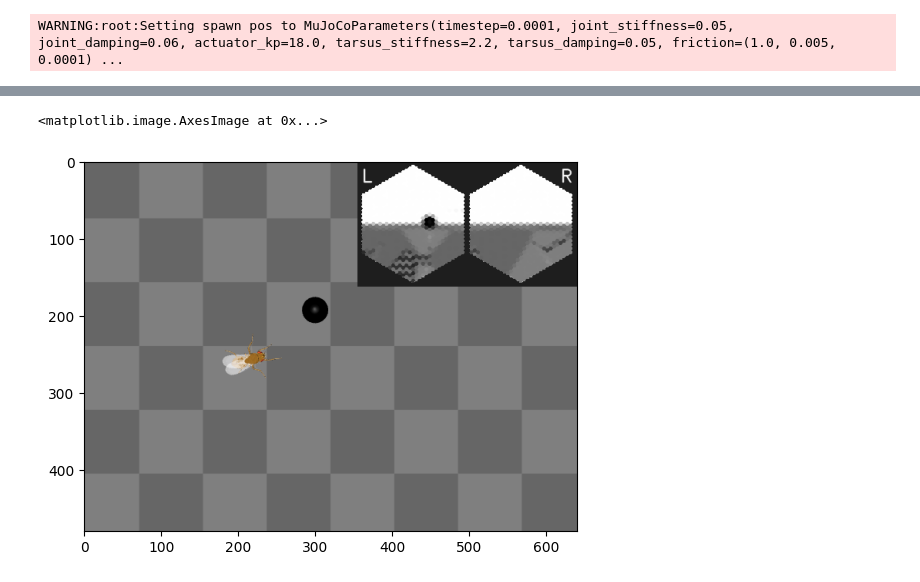
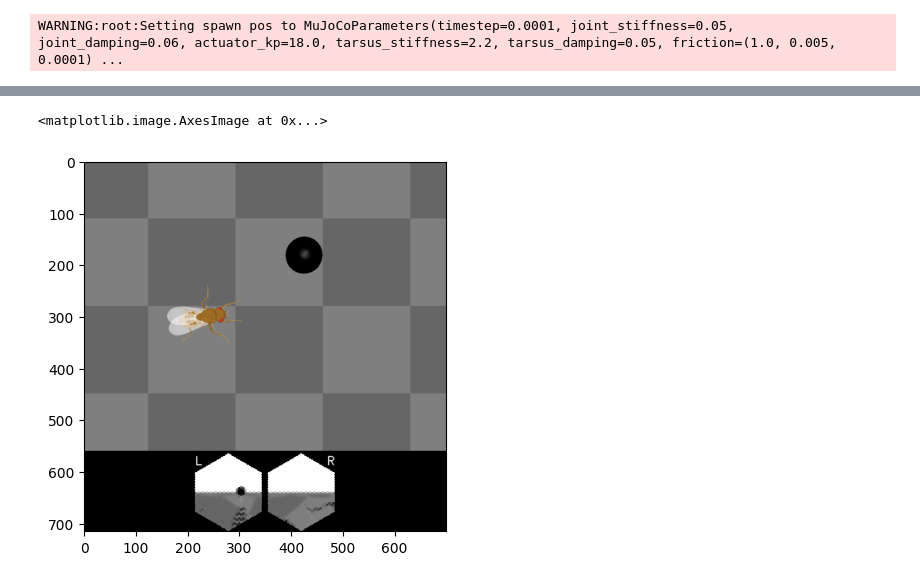
Before and after one commit to NeLy-EPFL/nmf2-paper, a Jupyter notebook: visual_inputs/visual_taxis.ipynb, the cells around one changed output, grey strips where cells are left out. Drawn from its saved outputs; the diff is of its cells as text; code cells hidden in the pictures.

Commit message:
update videos for taxis tasks

```diff
--- a/visual_inputs/visual_taxis.ipynb
+++ b/visual_inputs/visual_taxis.ipynb
@@ -116,11 +116,19 @@ class MovingObjArena(BaseArena):
         )
 
         # Add camera
-        self.root_element.worldbody.add(
+        self.birdeye_cam = self.root_element.worldbody.add(
             "camera",
             name="birdeye_cam",
             mode="fixed",
             pos=(15, 0, 35),
+            euler=(0, 0, 0),
+            fovy=45,
+        )
+        self.birdeye_cam_zoom = self.root_element.worldbody.add(
+            "camera",
+            name="birdeye_cam_zoom",
+            mode="fixed",
+            pos=(15, 0, 20),
             euler=(0, 0, 0),
             fovy=45,
         )
@@ -151,6 +159,7 @@ class VisualTaxis(TurningController):
         self.decision_interval = decision_interval
         self.num_substeps = int(self.decision_interval / self.timestep)
         self.visual_inputs_hist = []
+        self._second_cam_frames = []
 
         self.coms = np.empty((config.num_ommatidia_per_eye, 2))
         for i in range(config.num_ommatidia_per_eye):
@@ -162,7 +171,14 @@ class VisualTaxis(TurningController):
             obs, _, _, _, _ = super().step(control_signal)
             render_res = super().render()
             if render_res is not None:
+                # record visual inputs too because they will be played in the video
                 self.visual_inputs_hist.append(self.curr_visual_input.copy())
+                # render again with the side cameras
+                second_cam = self.physics.bind(self.arena.birdeye_cam_zoom)
+                second_cam.pos[0] = self.arena.ball_pos[0] - 2
+                self._second_cam_frames.append(
+                    self.physics.render(width=700, height=560, camera_id="birdeye_cam_zoom")
+                )
         visual_features = self._get_visual_features()
         return visual_features, 0, False, False, {}
 
@@ -182,7 +198,7 @@ class VisualTaxis(TurningController):
         features[:, 0] /= config.raw_img_height_px  # normalize y_center
         features[:, 1] /= config.raw_img_width_px  # normalize x_center
         # features[:, :2] = features[:, :2] * 2 - 1  # center around 0
-        features[:, 2] /= (config.num_ommatidia_per_eye / 2)  # normalize area
+        features[:, 2] /= config.num_ommatidia_per_eye / 2  # normalize area
         return features.flatten()
 
     def reset(self, seed=None):
@@ -194,6 +210,7 @@ sim_params = MuJoCoParameters(
     render_camera="birdeye_cam",
     render_fps=30,
     render_playspeed=0.5,
+    render_window_size=(700, 560),
     enable_adhesion=True,
     enable_vision=True,
 )
@@ -295,8 +371,8 @@ def add_insets(viz_frame, visual_input):
 # %%
-plt.imshow(add_insets(sim._frames[100], sim.visual_inputs_hist[100]))
+plt.imshow(add_insets(sim._second_cam_frames[100], sim.visual_inputs_hist[100]))
 # %% [output]
 <matplotlib.image.AxesImage at 0x...>
-[figure, old version]
+[figure, new version]
 # %%
 stabilization_time = 0.05
 num_stab_frames = int(np.ceil(stabilization_time / sim._eff_render_interval))
```
Also changed, not shown: parts of 4 cells of this notebook, 23 other files.
